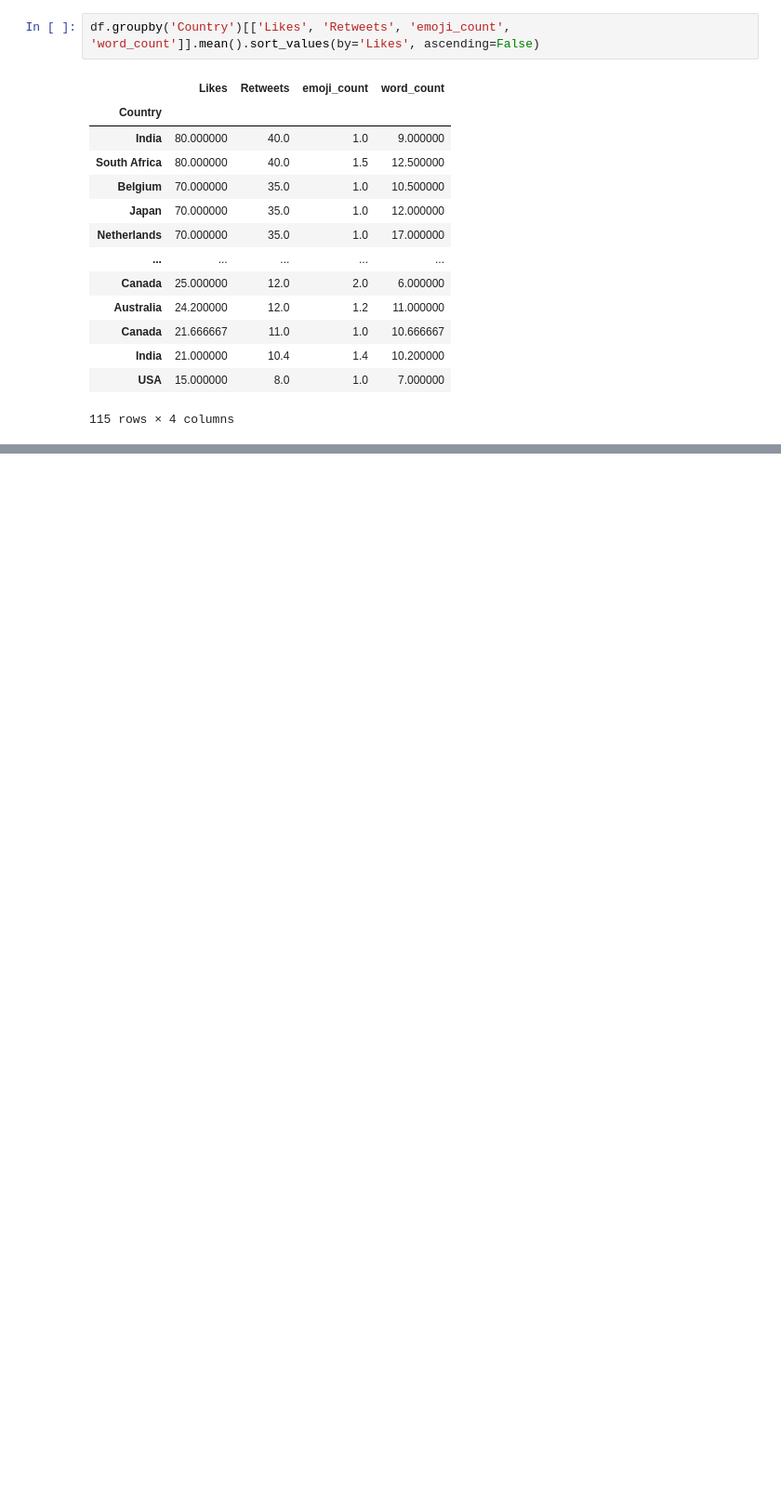
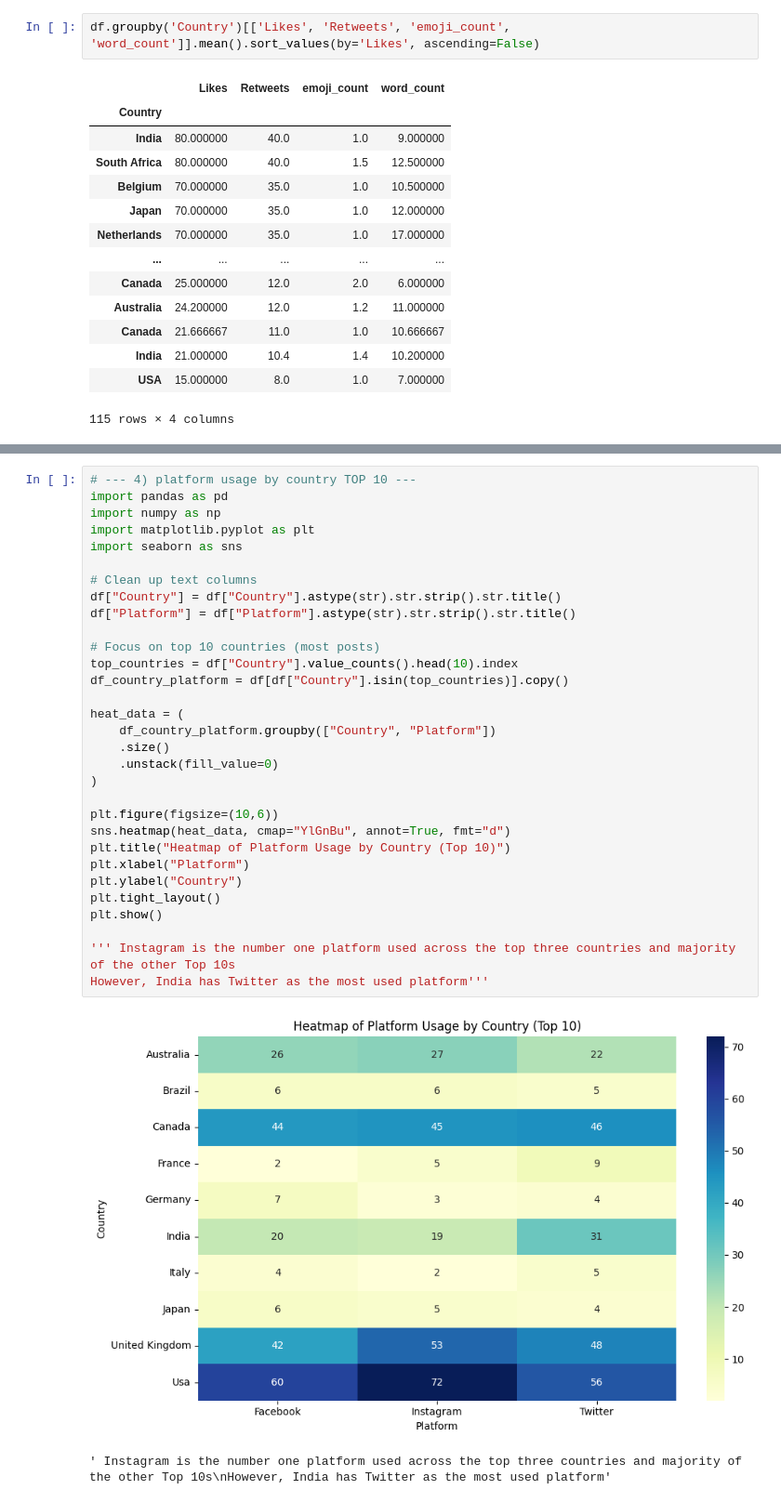
Before and after one commit to Eros-Carrasco/social-media-sentiment-insights, a Jupyter notebook: notebooks/EDA.ipynb, the cells around one changed output, grey strips where cells are left out. Shown at 93% size. Cells and saved outputs as stored; diff of their text form; blank space fills up the shorter version.

```diff
--- a/notebooks/EDA.ipynb
+++ b/notebooks/EDA.ipynb
@@ -322,0 +604,34 @@ df_groupby.style.format("{:.1f}")
+# %%
+# --- 4) platform usage by country TOP 10 ---
+import pandas as pd
+import numpy as np
+import matplotlib.pyplot as plt
+import seaborn as sns
+
+# Clean up text columns
+df["Country"] = df["Country"].astype(str).str.strip().str.title()
+df["Platform"] = df["Platform"].astype(str).str.strip().str.title()
+
+# Focus on top 10 countries (most posts)
+top_countries = df["Country"].value_counts().head(10).index
+df_country_platform = df[df["Country"].isin(top_countries)].copy()
+
+heat_data = (
+    df_country_platform.groupby(["Country", "Platform"])
+    .size()
+    .unstack(fill_value=0)
+)
+
+plt.figure(figsize=(10,6))
+sns.heatmap(heat_data, cmap="YlGnBu", annot=True, fmt="d")
+plt.title("Heatmap of Platform Usage by Country (Top 10)")
+plt.xlabel("Platform")
+plt.ylabel("Country")
+plt.tight_layout()
+plt.show()
+
+''' Instagram is the number one platform used across the top three countries and majority of the other Top 10s
+However, India has Twitter as the most used platform'''
+# %% [output]
+[figure, added]
+' Instagram is the number one platform used across the top three countries and majority of the other Top 10s\nHowever, India has Twitter as the most used platform'
```
Also changed, not shown: parts of 13 cells of this notebook.
